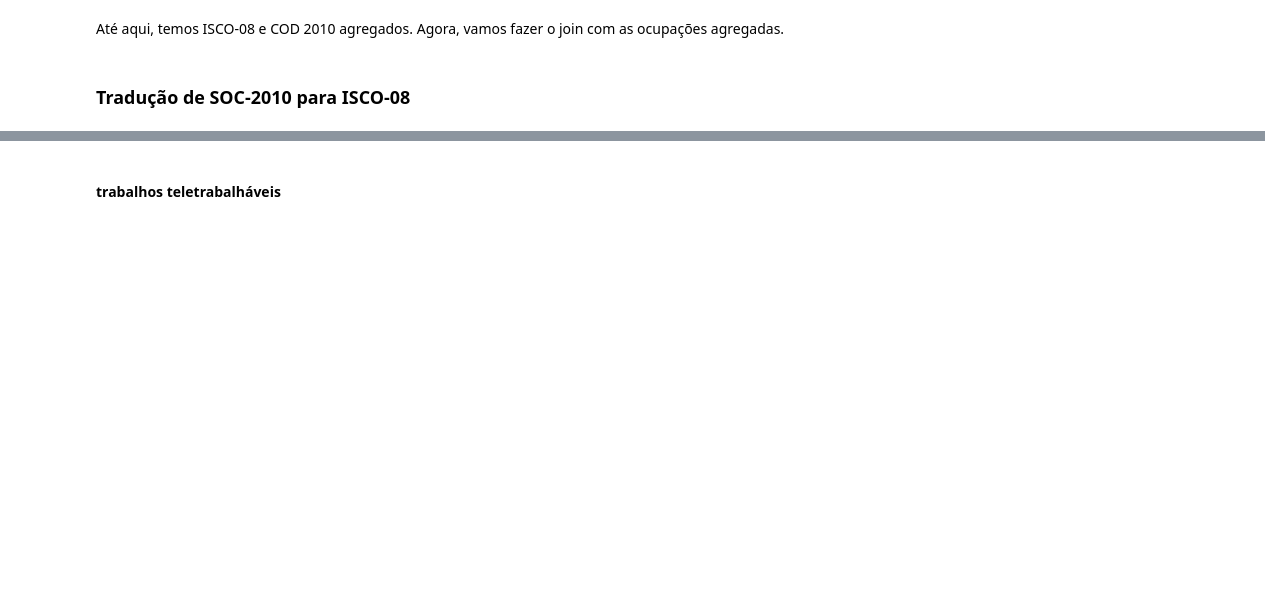
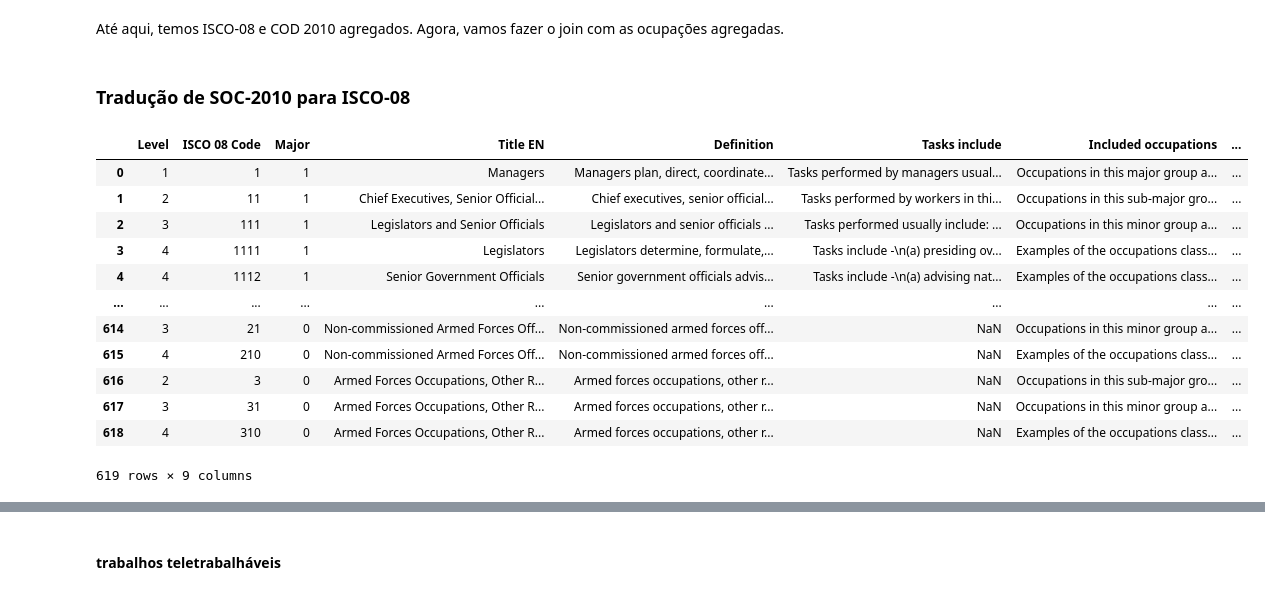
Before and after one commit to msbrasil/Mercado-de-Trabalho-Remoto, a Jupyter notebook: Notebooks/Tradução dos Códigos de Ocupação.ipynb, the cells around one changed output, grey strips where cells are left out. Saved outputs shown, nothing was run; the diff lists cells and outputs as text; code cells hidden in the pictures; blank space fills up the shorter version.

Commit message:
Tradução cod e isco
problema na tradução entre cod e isco

```diff
--- a/Notebooks/Tradução dos Códigos de Ocupação.ipynb
+++ b/Notebooks/Tradução dos Códigos de Ocupação.ipynb
@@ -141,0 +153,16 @@ ocupacoes_agregado.fillna('OUTROS', inplace=True)
+# %%
+isco08
+# %% [output]
+|  | Level | ISCO 08 Code | Major | Title EN | Definition | Tasks include | Included occupations | ... |
+| 0 | 1 | 1 | 1 | Managers | Managers plan, direct, coordinate... | Tasks performed by managers usual... | Occupations in this major group a... | ... |
+| 1 | 2 | 11 | 1 | Chief Executives, Senior Official... | Chief executives, senior official... | Tasks performed by workers in thi... | Occupations in this sub-major gro... | ... |
+| 2 | 3 | 111 | 1 | Legislators and Senior Officials | Legislators and senior officials ... | Tasks performed usually include: ... | Occupations in this minor group a... | ... |
+| 3 | 4 | 1111 | 1 | Legislators | Legislators determine, formulate,... | Tasks include -\n(a) presiding ov... | Examples of the occupations class... | ... |
+| 4 | 4 | 1112 | 1 | Senior Government Officials | Senior government officials advis... | Tasks include -\n(a) advising nat... | Examples of the occupations class... | ... |
+| ... | ... | ... | ... | ... | ... | ... | ... | ... |
+| 614 | 3 | 21 | 0 | Non-commissioned Armed Forces Off... | Non-commissioned armed forces off... | NaN | Occupations in this minor group a... | ... |
+| 615 | 4 | 210 | 0 | Non-commissioned Armed Forces Off... | Non-commissioned armed forces off... | NaN | Examples of the occupations class... | ... |
+| 616 | 2 | 3 | 0 | Armed Forces Occupations, Other R... | Armed forces occupations, other r... | NaN | Occupations in this sub-major gro... | ... |
+| 617 | 3 | 31 | 0 | Armed Forces Occupations, Other R... | Armed forces occupations, other r... | NaN | Occupations in this minor group a... | ... |
+| 618 | 4 | 310 | 0 | Armed Forces Occupations, Other R... | Armed forces occupations, other r... | NaN | Examples of the occupations class... | ... |
+619 rows × 9 columns
```
Also changed, not shown: parts of 19 cells of this notebook, 2 other files.
